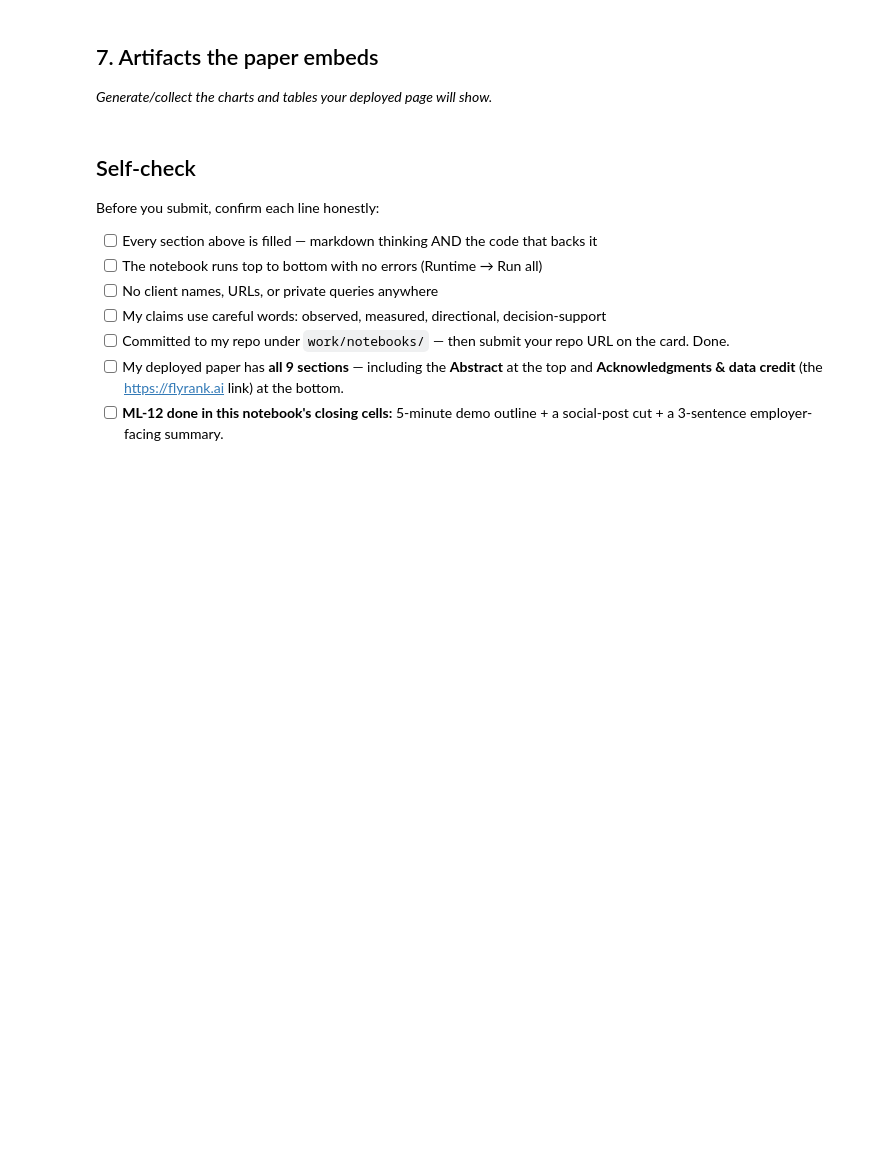
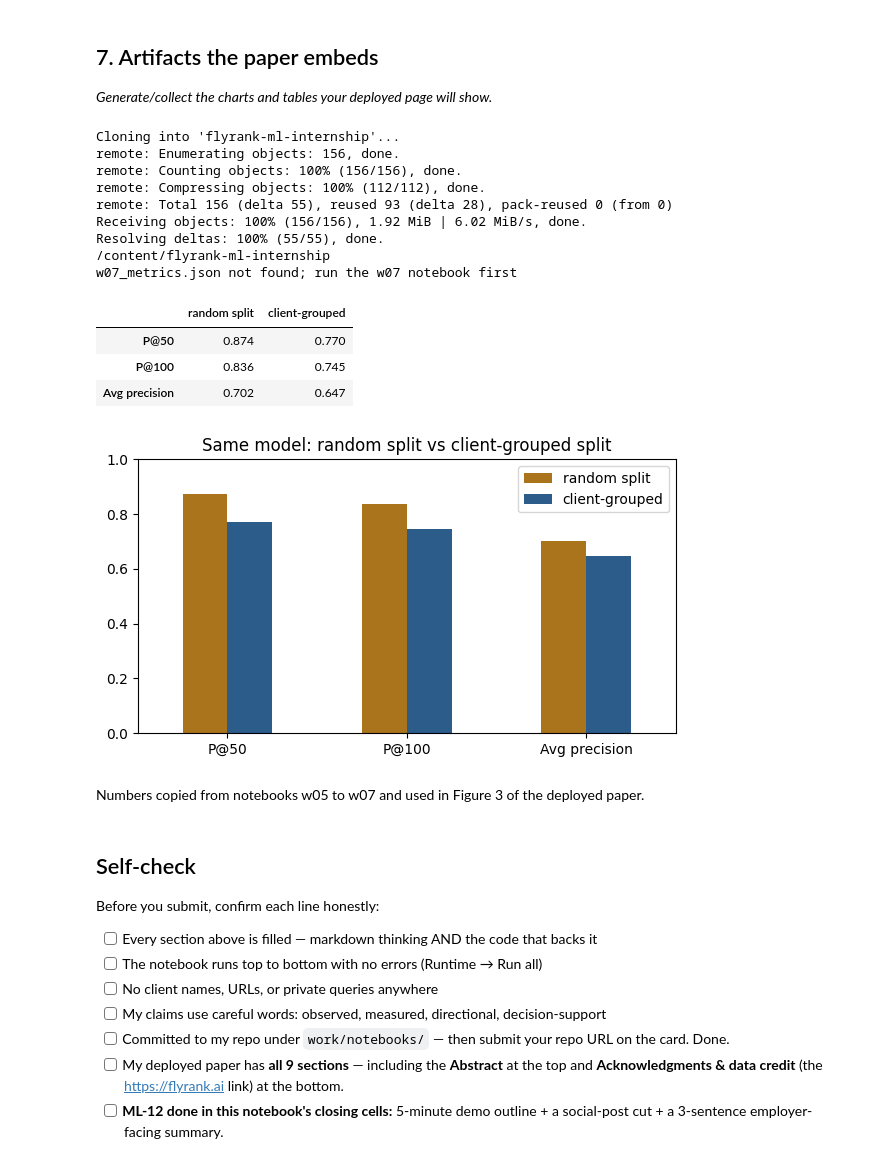
Before and after one commit to mahmarani/flyrank-ml-internship, a Jupyter notebook: work/notebooks/capstone.ipynb, the cells around one changed output. Drawn from its saved outputs; the diff is of its cells as text; code cells hidden in the pictures; blank space fills up the shorter version.

```diff
--- a/work/notebooks/capstone.ipynb
+++ b/work/notebooks/capstone.ipynb
@@ -34,6 +32,45 @@ This skeleton is yours to fill. Work the sections **in order** — each one has
 ## 7. Artifacts the paper embeds
 
 *Generate/collect the charts and tables your deployed page will show.*
+# %%
+import os, json
+if not os.path.exists("work/outputs"):
+    !git clone https://github.com/mahmarani/flyrank-ml-internship.git
+    %cd flyrank-ml-internship
+import pandas as pd, matplotlib.pyplot as plt
+
+try:
+    print(json.load(open("work/outputs/w07_metrics.json")))
+except FileNotFoundError:
+    print("w07_metrics.json not found; run the w07 notebook first")
+
+ba = pd.DataFrame({"random split": [0.874, 0.836, 0.702],
+                   "client-grouped": [0.770, 0.745, 0.647]},
+                  index=["P@50", "P@100", "Avg precision"])
+display(ba)
+
+os.makedirs("work/figures", exist_ok=True)
+ax = ba.plot(kind="bar", figsize=(6, 3.5), color=["#A9741B", "#2B5C8A"])
+ax.set_ylim(0, 1); ax.set_title("Same model: random split vs client-grouped split")
+plt.xticks(rotation=0); plt.tight_layout()
+plt.savefig("work/figures/random_vs_grouped.png", dpi=150); plt.show()
+# %% [output]
+Cloning into 'flyrank-ml-internship'...
+remote: Enumerating objects: 156, done.
+remote: Counting objects: 100% (156/156), done.
+remote: Compressing objects: 100% (112/112), done.
+remote: Total 156 (delta 55), reused 93 (delta 28), pack-reused 0 (from 0)
+Receiving objects: 100% (156/156), 1.92 MiB | 6.02 MiB/s, done.
+Resolving deltas: 100% (55/55), done.
+/content/flyrank-ml-internship
+w07_metrics.json not found; run the w07 notebook first
+|  | random split | client-grouped |
+| P@50 | 0.874 | 0.770 |
+| P@100 | 0.836 | 0.745 |
+| Avg precision | 0.702 | 0.647 |
+[figure, added]
+# %% [markdown]
+Numbers copied from notebooks w05 to w07 and used in Figure 3 of the deployed paper.
 # %% [markdown]
 ## Self-check
 
```
Also changed, not shown: parts of 12 cells of this notebook.
